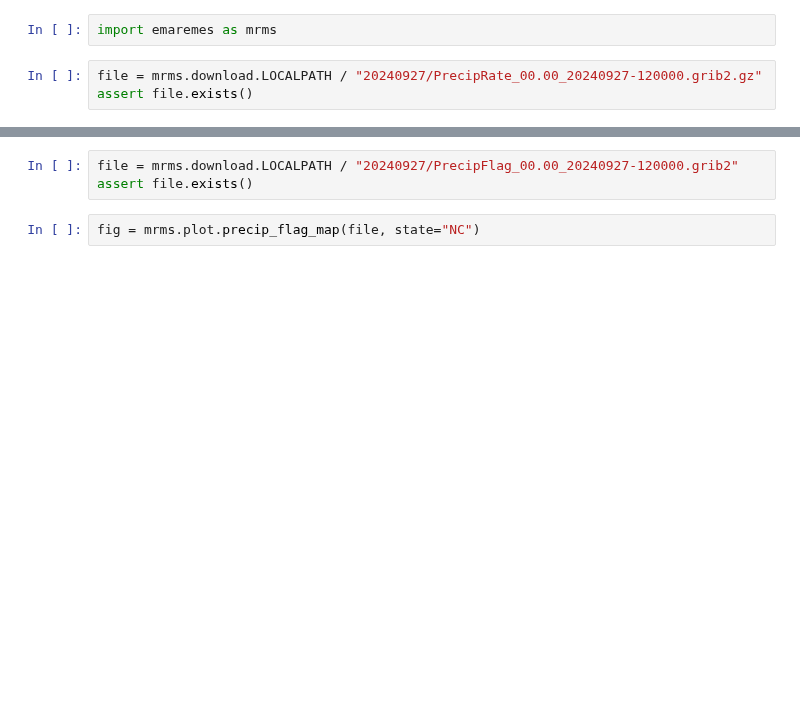
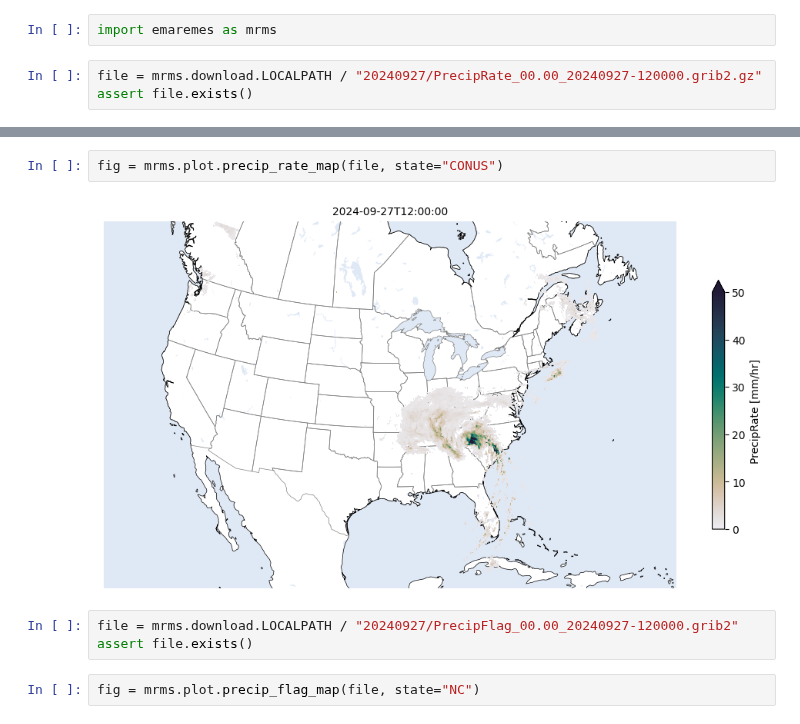
Before and after one commit to edsaac/emaremes, a Jupyter notebook: examples/plotting_maps.ipynb, the cells around one changed output, grey strips where cells are left out. Saved outputs shown, nothing was run; the diff lists cells and outputs as text; blank space fills up the shorter version.

```diff
--- a/examples/plotting_maps.ipynb
+++ b/examples/plotting_maps.ipynb
@@ -10,3 +10,7 @@ fig = mrms.plot.precip_rate_map(file, state="NC")
+# %%
+fig = mrms.plot.precip_rate_map(file, state="CONUS")
+# %% [output]
+[figure, added]
 # %%
 file = mrms.download.LOCALPATH / "20240927/PrecipFlag_00.00_20240927-120000.grib2"
 assert file.exists()
```
Also changed, not shown: parts of 3 cells of this notebook, 9 other files.
